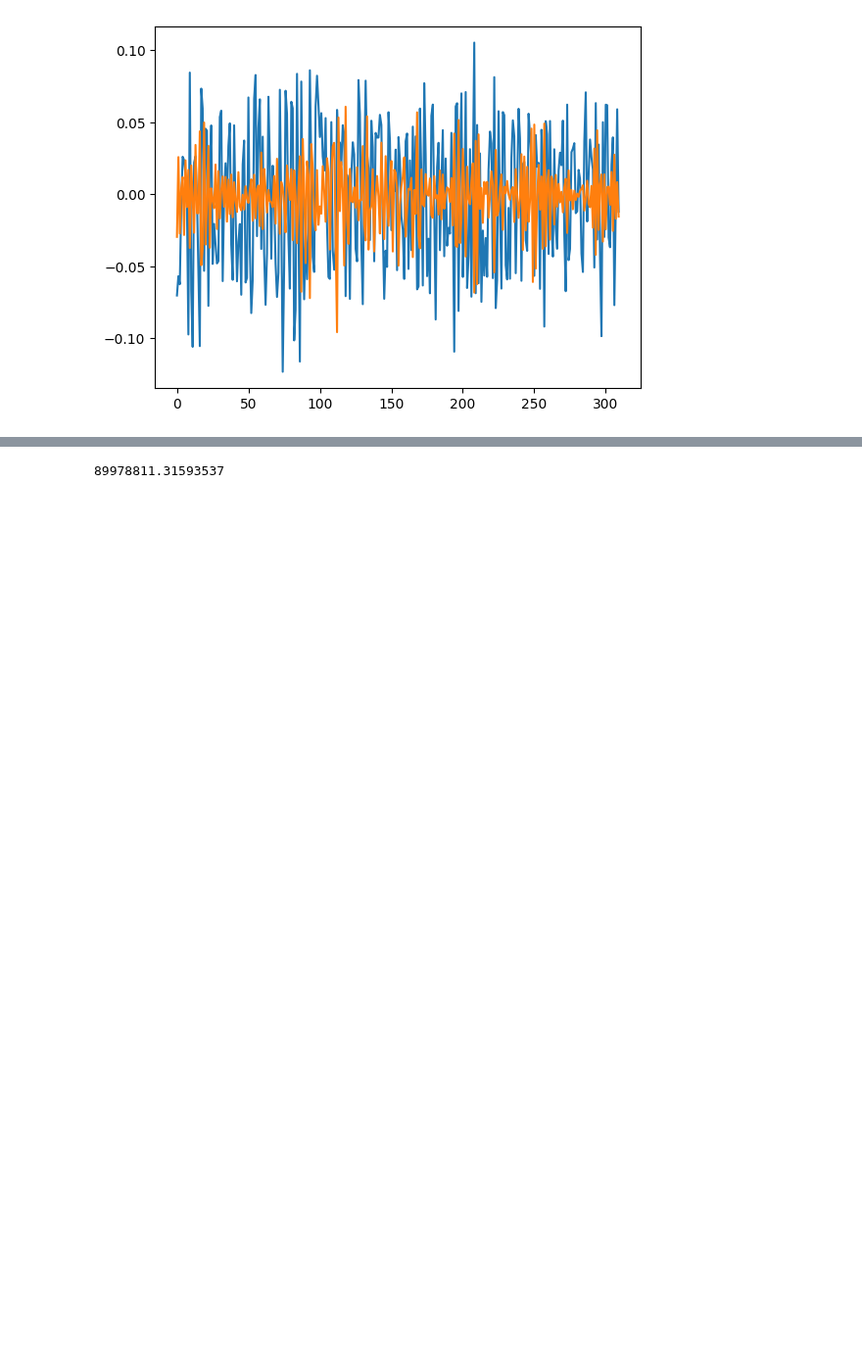
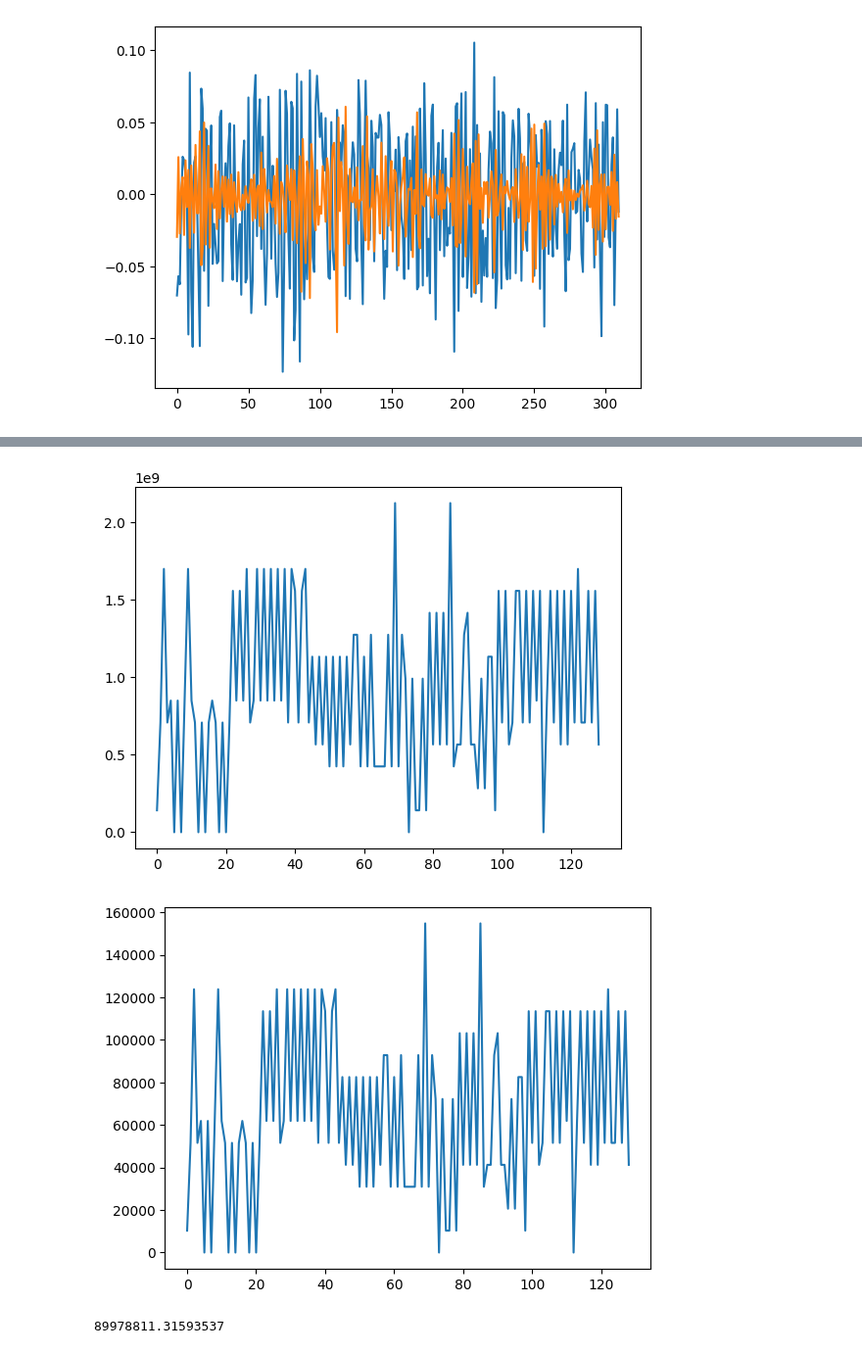
Before and after one commit to cnburger/AIS_KalmanFilter, a Jupyter notebook: SubsamplingTrajectory.ipynb, the cells around one changed output, grey strips where cells are left out. Shown at 98% size. Saved outputs shown, nothing was run; the diff lists cells and outputs as text; code cells hidden in the pictures; blank space fills up the shorter version.

```diff
--- a/SubsamplingTrajectory.ipynb
+++ b/SubsamplingTrajectory.ipynb
@@ -257,11 +257,14 @@ Q = copy.deepcopy(P_k)
 R = np.diag(np.array([var_lat, var_long,a_x_var, a_y_var]))
 ax_arr = []
 ay_arr= []
-
+Pk_save_states = []
 def myKalman(pd_final, R,Q,P_k):
     # Kalman Initial state
     X_state = np.array([[0],[0],[0],[0]])
-    global ax_arr, ay_arr, df_final
+    global ax_arr, ay_arr, df_final,Pk_save_states
+
+
+
     # Lists to append data and values to, saving ttansitions:
     ax_arr = []
     ay_arr = []
@@ -438,3 +441,25 @@ print(var_long)
+# %%
+Pk_var_X = []
+Pk_var_Y = []
+
+my_range = np.arange(0, len(Pk_save_states),1)
+
+mytest= 0
+for iter_var in my_range:
+    if(iter_var % 30 == 0):
+        mytest += 1
+        Pk_var_X.append(Pk_save_states[iter_var][0][0])
+        Pk_var_Y.append(Pk_save_states[iter_var][1][1])
+
+
+my_range = np.arange(0, mytest,1)
+plt.plot(my_range,Pk_var_X)
+plt.show()
+plt.plot(my_range,Pk_var_Y)
+plt.show()
+# %% [output]
+[figure, added]
+[figure, added]
 # %%
 var_lat
 # %% [output]
```
Also changed, not shown: parts of 3 cells of this notebook.
